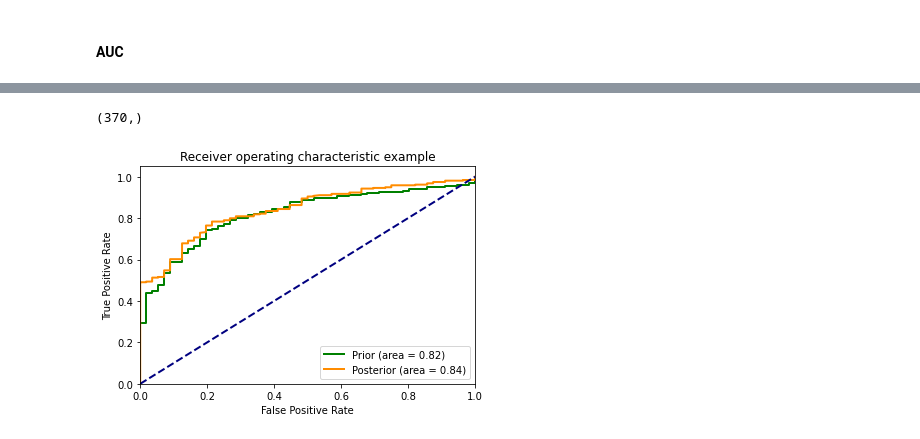
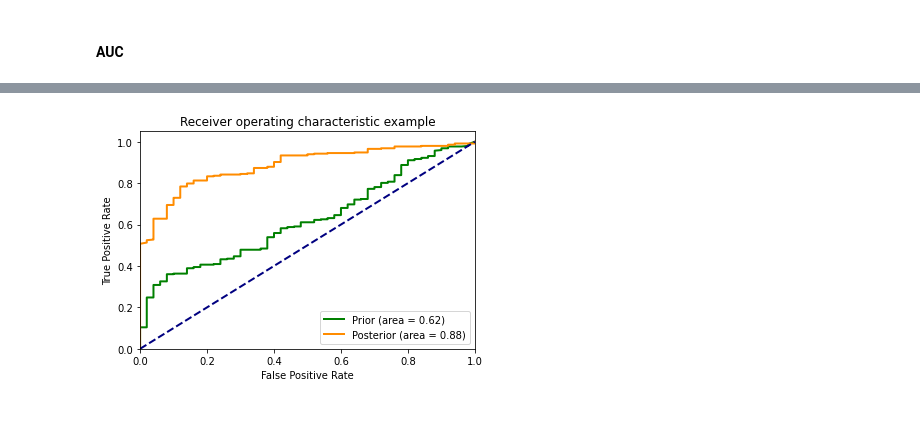
Before and after one commit to mcao516/Missing_information, a Jupyter notebook: BART_analysis/ratio_probability_analysis_batch.ipynb, the cells around one changed output, grey strips where cells are left out. Drawn from its saved outputs; the diff is of its cells as text; code cells hidden in the pictures.

```diff
--- a/BART_analysis/ratio_probability_analysis_batch.ipynb
+++ b/BART_analysis/ratio_probability_analysis_batch.ipynb
@@ -18,8 +21,8 @@ clean_bart = BARTModel.from_pretrained('/home/ml/users/cadencao/Downloads/BART_m
 # %% [markdown]
 #### Read XSum
 # %%
-document_path = '/home/ml/users/cadencao/XSum/fairseq_files/test.source'
-target_path = '/home/ml/users/cadencao/XSum/fairseq_files/test.target'
+document_path = PATH['xsum_fariseq'] + '/test.source'
+target_path = PATH['xsum_fariseq'] + '/test.target'
 xsum_source = read_lines(document_path)
 xsum_target = read_lines(target_path)
 print(len(xsum_source))
@@ -344,5 +385,5 @@ def prepare_inputs(source, target, ent_parts=None):
 # %%
-prior_model = ConditionalSequenceGenerator(clean_bart)
+prior_model = ConditionalSequenceGenerator(bart)
 posterior_model = ConditionalSequenceGenerator(xsum_bart)
 
 for INDEX in tqdm(range(len(data))):
@@ -350,7 +391,10 @@ for INDEX in tqdm(range(len(data))):
     target = data[INDEX]['pred']
 
     inputs, targets, entities, positions = prepare_inputs(source, target, data[INDEX]['ents'])
-    prior_probs = get_cmlm_probability(prior_model, inputs, targets, positions, entities)
+    pro, pos = prepare_masked_inputs(source, target, data[INDEX]['ents'])
+
+    # prior_probs = get_cmlm_probability(prior_model, inputs, targets, positions, entities)
+    prior_probs = get_prior_probability(prior_model, pro[0], pro[1], pro[2], pro[3])
     posterior_probs = get_cmlm_probability(posterior_model, inputs, targets, positions, entities)
 
     assert len(prior_probs) == len(posterior_probs) == len(data[INDEX]['ents']), "{};\n {};\n {}".format(prior_probs, posterior_probs, data[INDEX]['ents'])
@@ -512,53 +648,33 @@ prior_posterior[0]
  'id': 8805}
 # %%
 # non-hallucination vs false hallucination
-# %%
-true_label = []
-prior_probabilities, posterior_probabilities = [], []
-
-for p in prior_posterior:
-    if p['label'] is not None:
-
-        if p['label'] == 0 or p['label'] == 1:
-            true_label.append(1)
-        elif p['label'] == 2 or p['label'] == 3:
-            true_label.append(0)
-        else:
-            raise Exception("ERROR! {}".format(p['label']))
-
-        prior_probabilities.append(p['prior'])
-        posterior_probabilities.append(p['posterior'])
 # %%
-true_label = np.asarray(true_label)
+factual_label = np.asarray(factual_label)
 prior_probabilities = np.asarray(prior_probabilities)
 posterior_probabilities = np.asarray(posterior_probabilities)
-# %%
-true_label.shape
-# %% [output]
-(370,)
 # %%
 plt.figure()
 lw = 2
 
 # prior
-fpr, tpr, _ = roc_curve(true_label, prior_probabilities)
+fpr, tpr, _ = roc_curve(factual_label, prior_probabilities)
 roc_auc = auc(fpr, tpr)
 plt.plot(fpr, tpr, color='green',
          lw=lw, label='Prior (area = %0.2f)' % roc_auc)
 
 # posterior
-fpr, tpr, _ = roc_curve(true_label, posterior_probabilities)
+fpr, tpr, _ = roc_curve(factual_label, posterior_probabilities)
 roc_auc = auc(fpr, tpr)
 plt.plot(fpr, tpr, color='darkorange',
          lw=lw, label='Posterior (area = %0.2f)' % roc_auc)
 
 plt.plot([0, 1], [0, 1], color='navy', lw=lw, linestyle='--')
 plt.xlim([0.0, 1.0])
 plt.ylim([0.0, 1.05])
 plt.xlabel('False Positive Rate')
 plt.ylabel('True Positive Rate')
 plt.title('Receiver operating characteristic example')
 plt.legend(loc="lower right")
 plt.show()
 # %% [output]
-[figure, old version]
+[figure, new version]
```
Also changed, not shown: parts of 31 cells of this notebook, 20 other files.
